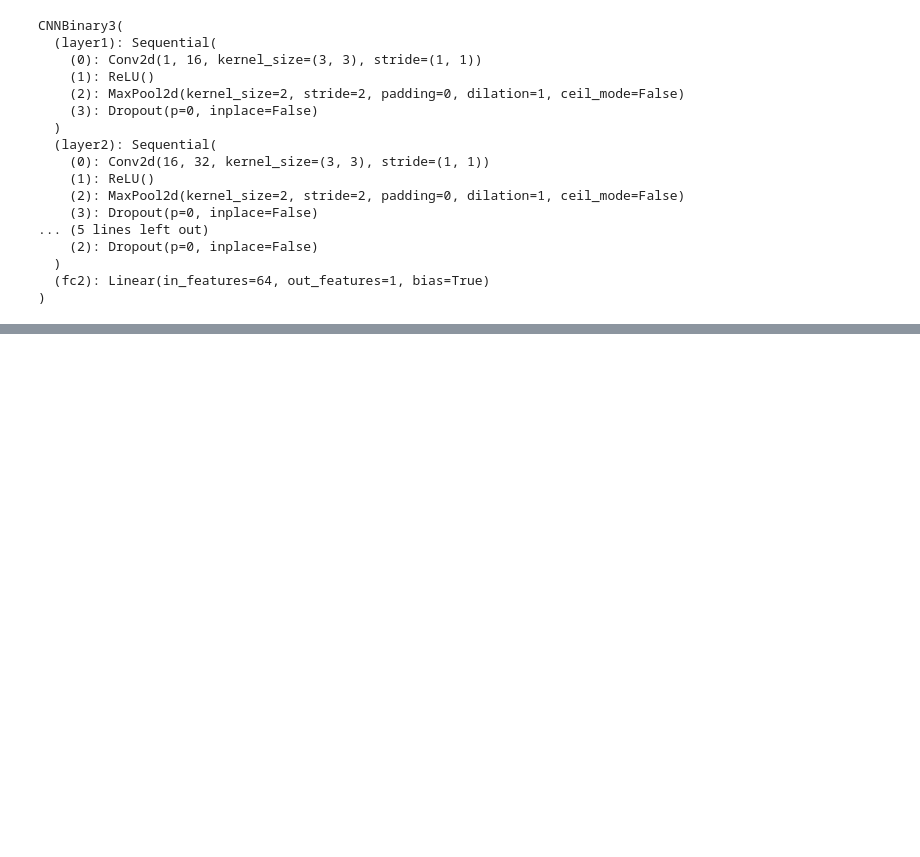
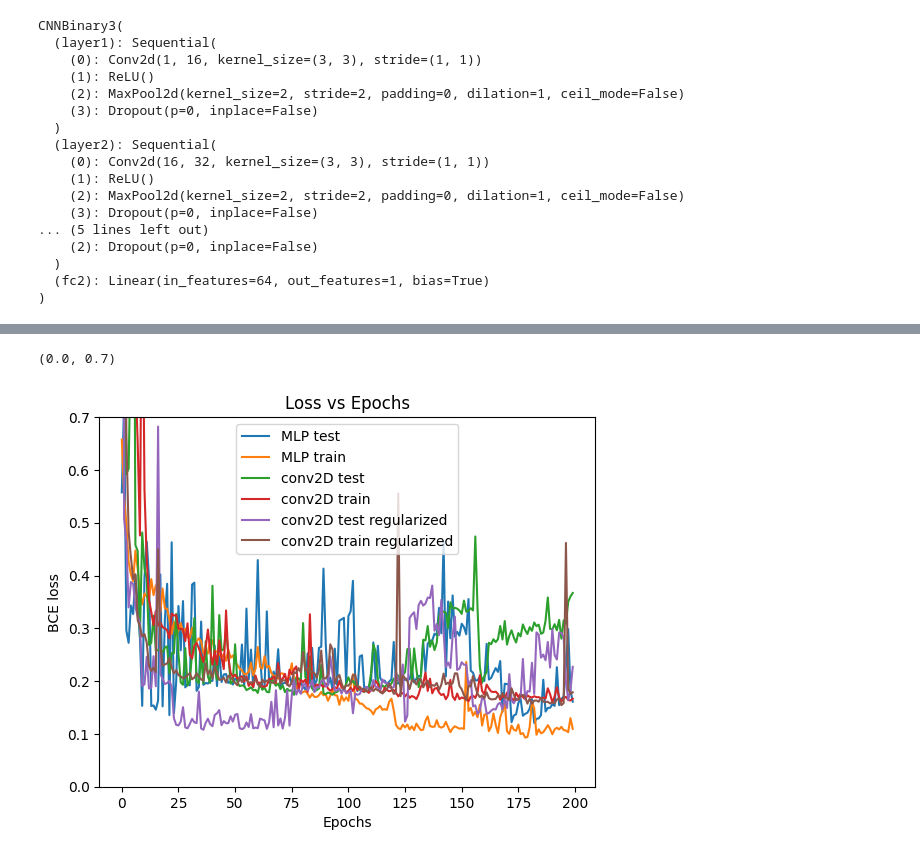
Before and after one commit to tkfritz/astro_images, a Jupyter notebook: star_galaxy_1.ipynb, the cells around one changed output, grey strips where cells are left out. Drawn from its saved outputs; the diff is of its cells as text; code cells hidden in the pictures; blank space fills up the shorter version.

```diff
--- a/star_galaxy_1.ipynb
+++ b/star_galaxy_1.ipynb
@@ -1051,0 +1072,5 @@ Both look similar good. Next calculating usual metrics for the four algorithms i
+# %%
+keep_prob=1
+model3 =CNNBinary3()
+model3.to(device)
+print(model3)
@@ -1051,0 +1095,5 @@ Both look similar good. Next calculating usual metrics for the four algorithms i
+# %%
+loss_stats_test3 = {
+    'train': [], 'test': []
+}
+torch_fit(model3,train_im_loader,test_im_loader,200,64,0.001,loss_stats_test3,l2reg=3e-5)
@@ -1051,0 +1119,15 @@ Both look similar good. Next calculating usual metrics for the four algorithms i
+# %%
+plt.plot(loss_stats['test'],label='MLP test')
+plt.plot(loss_stats['train'],label='MLP train')
+plt.plot(loss_stats_test['test'],label='conv2D test')
+plt.plot(loss_stats_test['train'],label='conv2D train')
+plt.plot(loss_stats_test3['test'],label='conv2D test regularized')
+plt.plot(loss_stats_test3['train'],label='conv2D train regularized')
+plt.legend(loc="best")
+plt.title('Loss vs Epochs')
+plt.xlabel('Epochs')
+plt.ylabel('BCE loss')
+plt.ylim(0,0.7)
+# %% [output]
+(0.0, 0.7)
+[figure, added]
```
Also changed, not shown: parts of 101 cells of this notebook.
